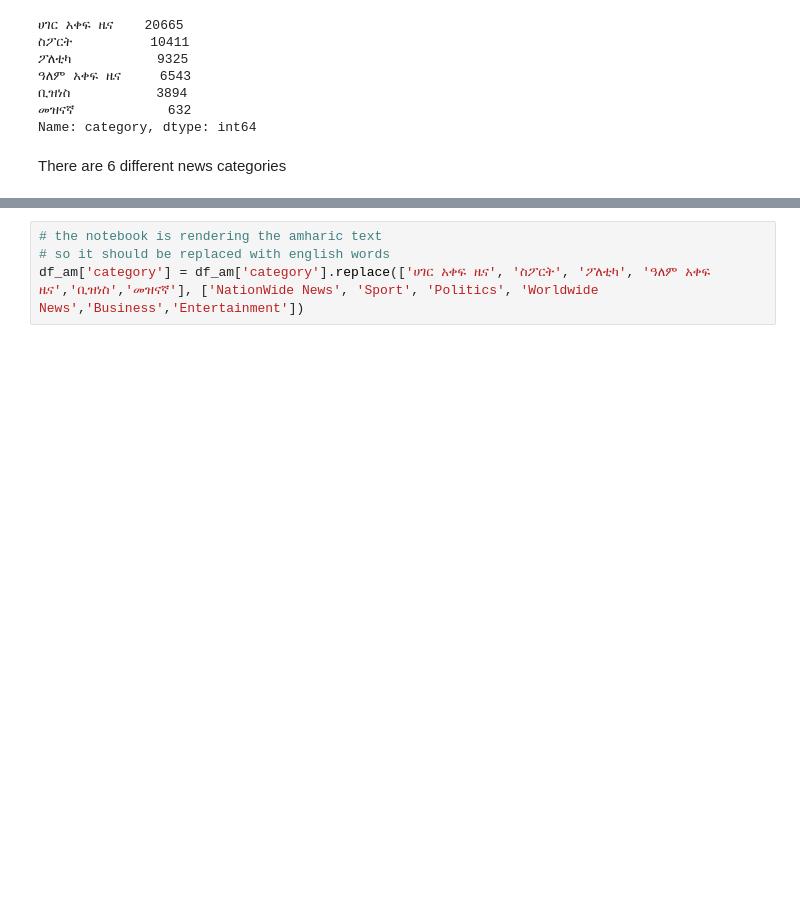
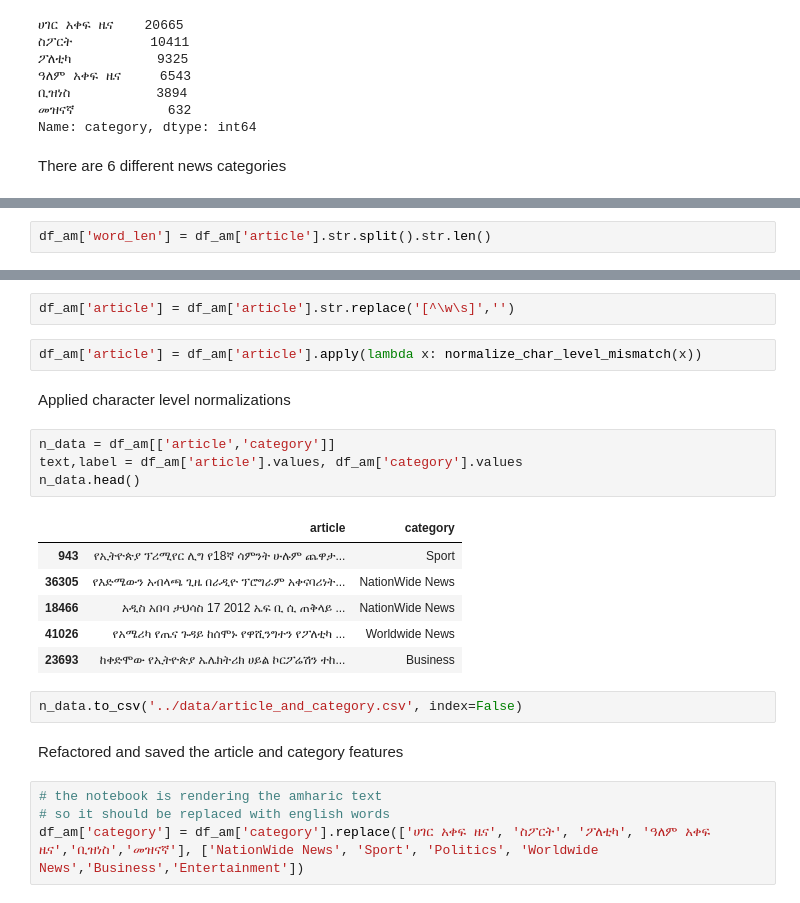
Before and after one commit to niyotham/Data-Engineering_text-to-speech_data-collection-1, a Jupyter notebook: Notebooks/EDA_Am.ipynb, the cells around one changed output, grey strips where cells are left out. Cells and saved outputs as stored; diff of their text form; blank space fills up the shorter version.

```diff
--- a/Notebooks/EDA_Am.ipynb
+++ b/Notebooks/EDA_Am.ipynb
@@ -125,0 +141,2 @@ There are 6 different news categories
+# %%
+df_am['word_len'] = df_am['article'].str.split().str.len()
@@ -126,3 +236,24 @@ There are 6 different news categories
+# %%
+df_am['article'] = df_am['article'].str.replace('[^\w\s]','')
+# %%
+df_am['article'] = df_am['article'].apply(lambda x: normalize_char_level_mismatch(x))
+# %% [markdown]
+Applied character level normalizations
+# %%
+n_data = df_am[['article','category']]
+text,label = df_am['article'].values, df_am['category'].values
+n_data.head()
+# %% [output]
+|  | article | category |
+| 943 | የኢትዮጵያ ፕሪሚየር ሊግ የ18ኛ ሳምንት ሁሉም ጨዋታ... | Sport |
+| 36305 | የእድሜውን አብላጫ ጊዜ በራዲዮ ፕሮግራም አቀናባሪነት... | NationWide News |
+| 18466 | አዲስ አበባ ታህሳስ 17 2012 ኤፍ ቢ ሲ ጠቅላይ ... | NationWide News |
+| 41026 | የአሜሪካ የጤና ጉዳይ ከሰሞኑ የዋሺንግተን የፖለቲካ ... | Worldwide News |
+| 23693 | ከቀድሞው የኢትዮጵያ ኤሌክትሪክ ሀይል ኮርፖሬሽን ተከ... | Business |
+# %%
+n_data.to_csv('../data/article_and_category.csv', index=False)
+# %% [markdown]
+Refactored and saved the article and category features
 # %%
 # the notebook is rendering the amharic text
 # so it should be replaced with english words
```
Also changed, not shown: parts of 12 cells of this notebook.
